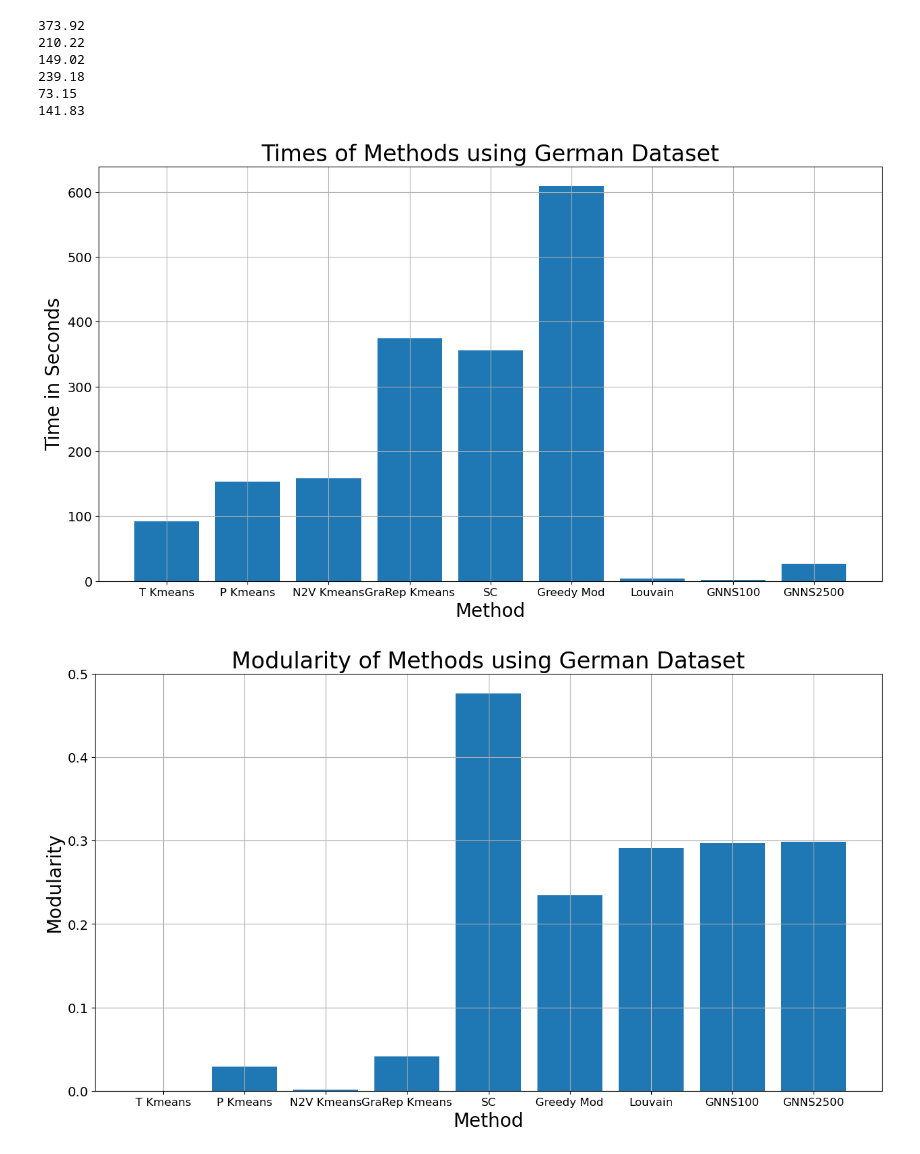
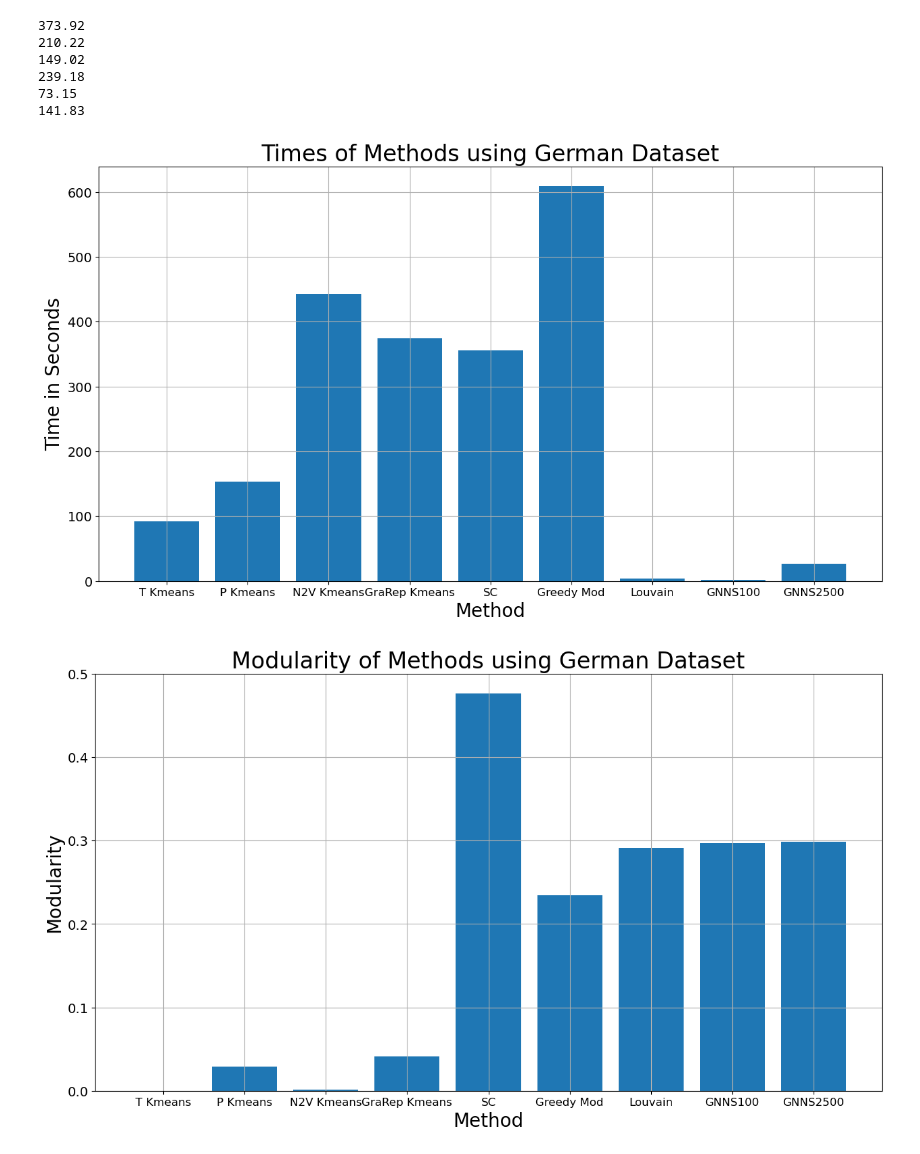
Before and after one commit to TheWifflebrain/MachineLearningwithGraphs, a Jupyter notebook: community_algorithm/TIMES_kmeans.ipynb, the cells around one changed output. Drawn from its saved outputs; the diff is of its cells as text; code cells hidden in the pictures.

Commit message:
adding times

```diff
--- a/community_algorithm/TIMES_kmeans.ipynb
+++ b/community_algorithm/TIMES_kmeans.ipynb
@@ -1141,20 +1141,20 @@ for i in range(0,6):
 73.15
 141.83
 # %%
-de_times = [92.60,152.85,158.51,373.92,355.99,608.96,3.79,1.68,26.43]
+de_times = [92.60,152.85,442.94,373.92,355.99,608.96,3.79,1.68,26.43]
 de_algo = ["T Kmeans", "P Kmeans", "N2V Kmeans", "GraRep Kmeans", "SC", "Greedy Mod", "Louvain", "GNNS100", "GNNS2500"]
 
 fig = plt.figure(figsize=(15, 8))
 plt.bar(de_algo, de_times)
 plt.tick_params(axis='x', labelsize=12)
 plt.tick_params(axis='y', labelsize=14)
 plt.title(f'Times of Methods using German Dataset', fontsize=24)
 plt.xlabel('Method', fontsize=20)
 plt.ylabel('Time in Seconds', fontsize=20)
 plt.grid(True)
 plt.show()
 # %% [output]
-[figure, old version]
+[figure, new version]
 # %%
 de_mod = [1.11e-16,0.02906,0.00130,0.04101,0.47643,0.23464,0.29133,0.29724,0.29843]
 
```
